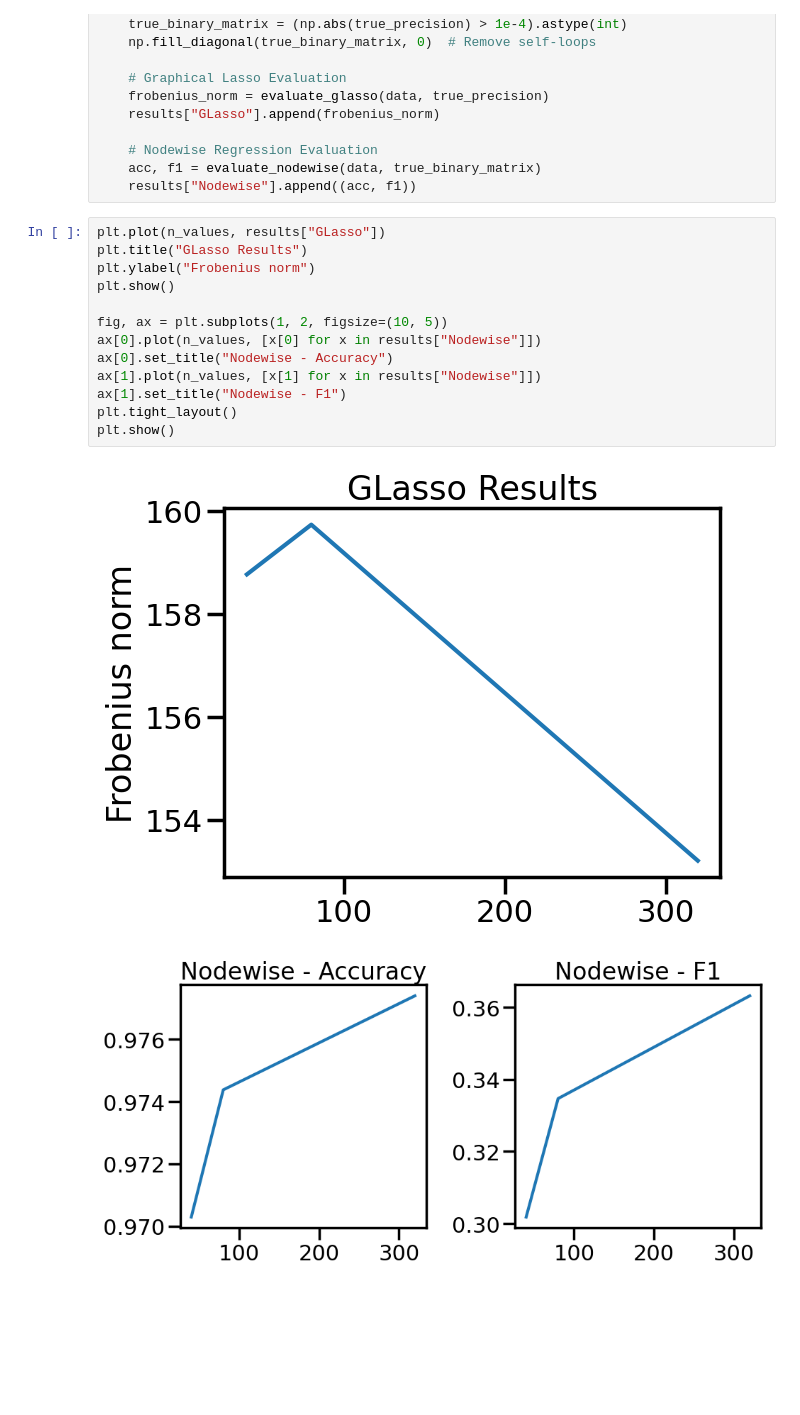
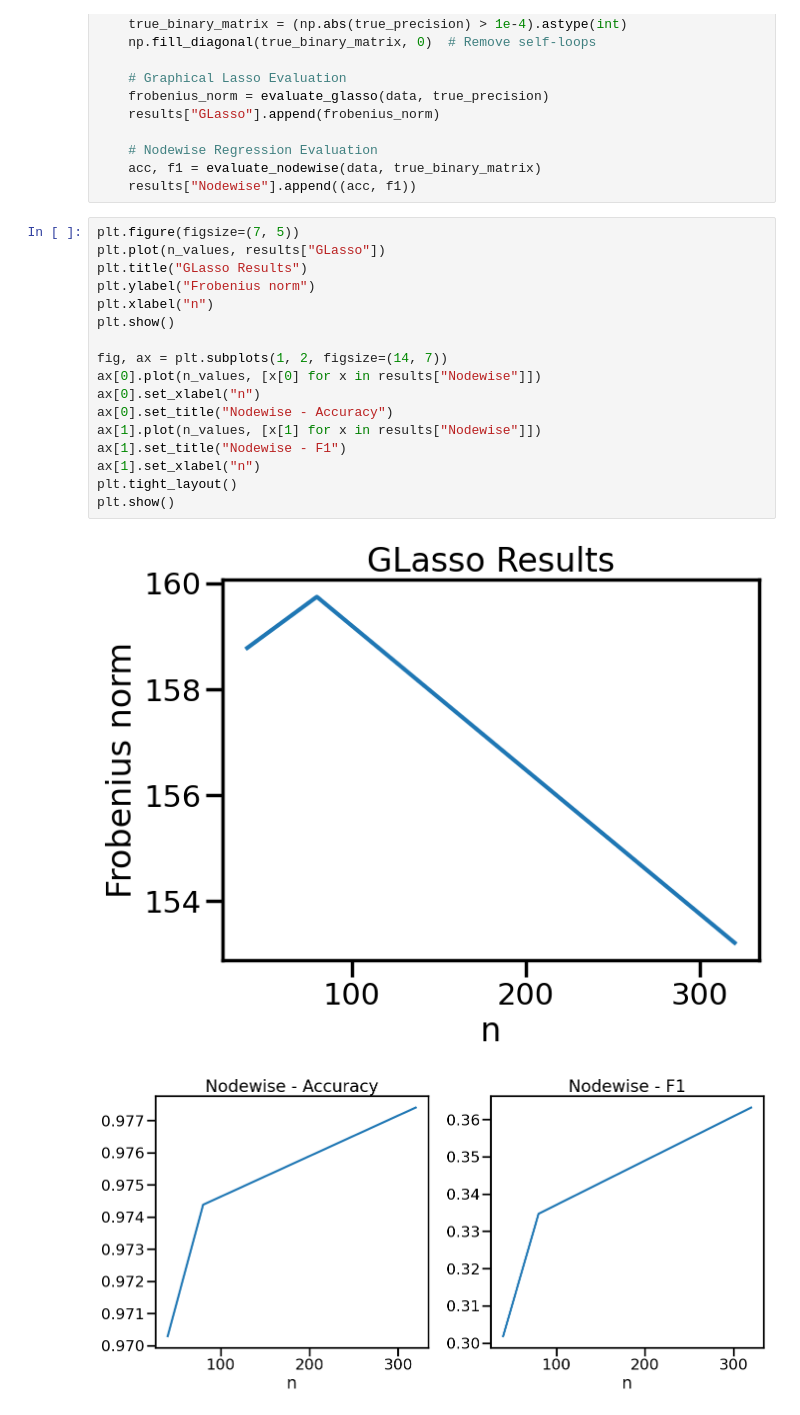
Before and after one commit to amigourou/machine-learning-course, a Jupyter notebook: ML-advanced/TD6/lab6.ipynb, the cells around one changed output. Saved outputs shown, nothing was run; the diff lists cells and outputs as text; blank space fills up the shorter version.

```diff
--- a/ML-advanced/TD6/lab6.ipynb
+++ b/ML-advanced/TD6/lab6.ipynb
@@ -416,18 +416,22 @@ for n in n_values:
     acc, f1 = evaluate_nodewise(data, true_binary_matrix)
     results["Nodewise"].append((acc, f1))
 # %%
+plt.figure(figsize=(7, 5))
 plt.plot(n_values, results["GLasso"])
 plt.title("GLasso Results")
 plt.ylabel("Frobenius norm")
+plt.xlabel("n")
 plt.show()
 
-fig, ax = plt.subplots(1, 2, figsize=(10, 5))
+fig, ax = plt.subplots(1, 2, figsize=(14, 7))
 ax[0].plot(n_values, [x[0] for x in results["Nodewise"]])
+ax[0].set_xlabel("n")
 ax[0].set_title("Nodewise - Accuracy")
 ax[1].plot(n_values, [x[1] for x in results["Nodewise"]])
 ax[1].set_title("Nodewise - F1")
+ax[1].set_xlabel("n")
 plt.tight_layout()
 plt.show()
 # %% [output]
-[figure, old version]
+[figure, new version]
-[figure, old version]
+[figure, new version]
```
